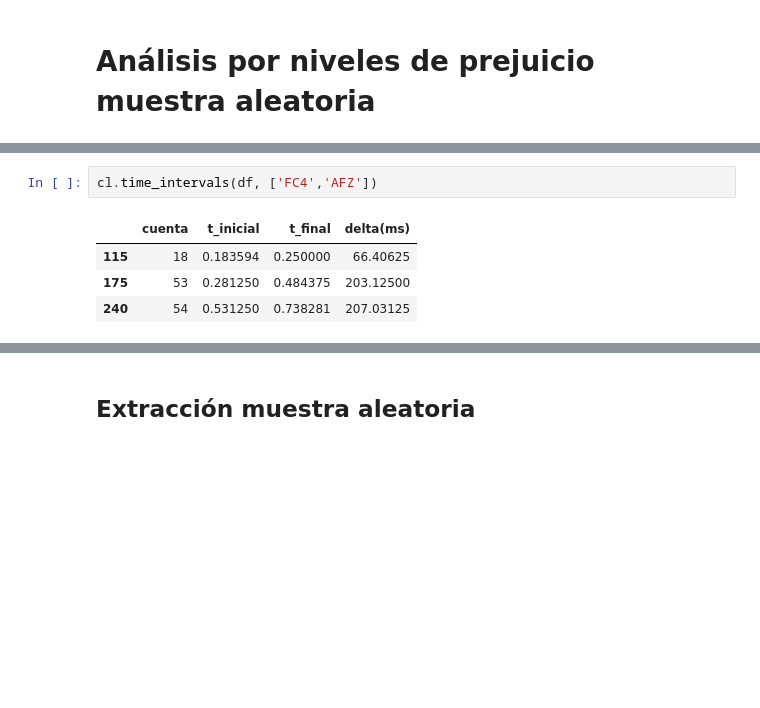
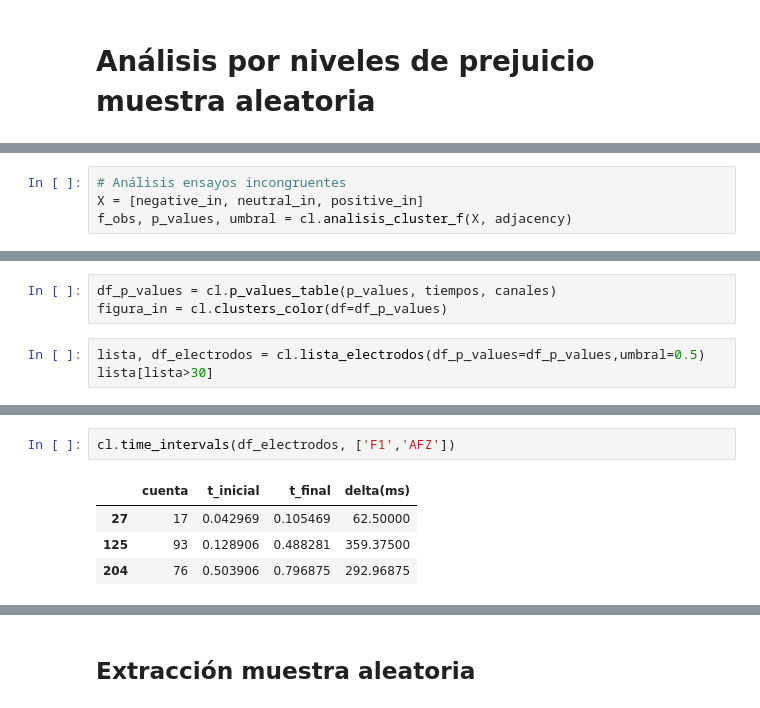
Before and after one commit to jhquiza/EEG_IAT, a Jupyter notebook: Análisis univariante masivo definitivo.ipynb, the cells around one changed output, grey strips where cells are left out. Cells and saved outputs as stored; diff of their text form; blank space fills up the shorter version.

Commit message:
Adición análisis clústeres por niveles IAT.

```diff
--- a/Análisis univariante masivo definitivo.ipynb
+++ b/Análisis univariante masivo definitivo.ipynb
@@ -1287,0 +1306,4 @@ Length: 64, dtype: float64
+# %%
+# Análisis ensayos incongruentes
+X = [negative_in, neutral_in, positive_in]
+f_obs, p_values, umbral = cl.analisis_cluster_f(X, adjacency)
@@ -1287,0 +1319,6 @@ Length: 64, dtype: float64
+# %%
+df_p_values = cl.p_values_table(p_values, tiempos, canales)
+figura_in = cl.clusters_color(df=df_p_values)
+# %%
+lista, df_electrodos = cl.lista_electrodos(df_p_values=df_p_values,umbral=0.5)
+lista[lista>30]
@@ -1288,7 +1357,7 @@ Length: 64, dtype: float64
 # %%
-cl.time_intervals(df, ['FC4','AFZ'])
+cl.time_intervals(df_electrodos, ['F1','AFZ'])
 # %% [output]
 |  | cuenta | t_inicial | t_final | delta(ms) |
-| 115 | 18 | 0.183594 | 0.250000 | 66.40625 |
-| 175 | 53 | 0.281250 | 0.484375 | 203.12500 |
-| 240 | 54 | 0.531250 | 0.738281 | 207.03125 |
+| 27 | 17 | 0.042969 | 0.105469 | 62.50000 |
+| 125 | 93 | 0.128906 | 0.488281 | 359.37500 |
+| 204 | 76 | 0.503906 | 0.796875 | 292.96875 |
```
Also changed, not shown: parts of 46 cells of this notebook, 1 other file.
